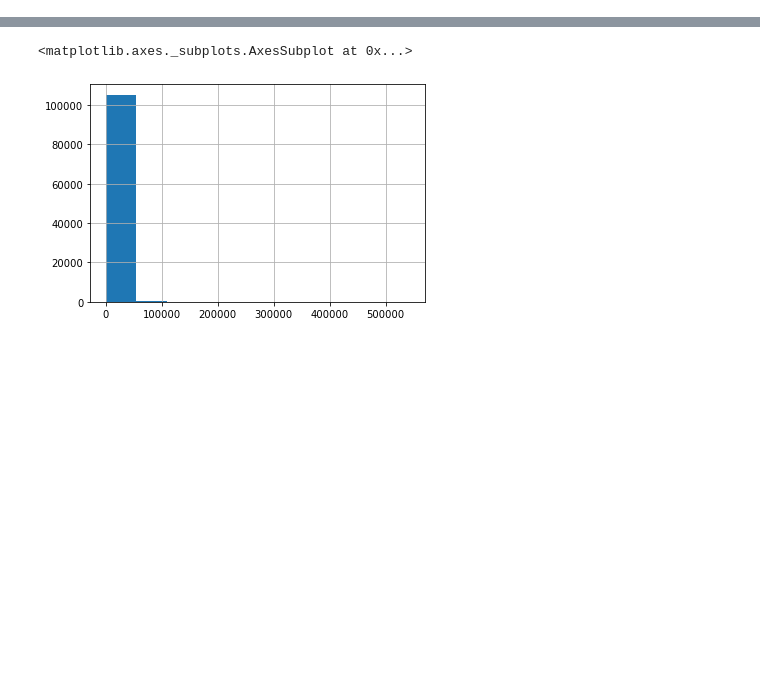
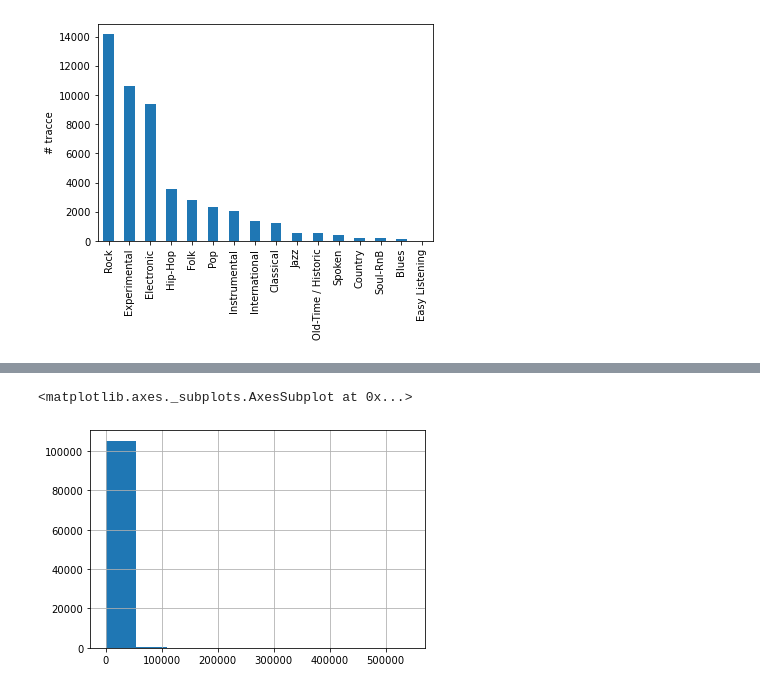
Before and after one commit to cri98li/Data-Mining-2-Project-ts-classification, a Jupyter notebook: Normalizzazioni.ipynb, the cells around one changed output, grey strips where cells are left out. Saved outputs shown, nothing was run; the diff lists cells and outputs as text; code cells hidden in the pictures; blank space fills up the shorter version.

```diff
--- a/Normalizzazioni.ipynb
+++ b/Normalizzazioni.ipynb
@@ -23,0 +76,8 @@ df = pd.read_csv('flat_df_no_nulli.csv', index_col=0)
+# %%
+df.groupby(df['TRACK_genre_top'])['TRACK_genre_top'].agg(["count"]).sort_values(by="count", ascending=False).plot(kind="bar", legend=None)
+plt.ylabel("# tracce")
+plt.xlabel(None)
+plt.savefig('generi.pdf', bbox_inches='tight')
+plt.show()
+# %% [output]
+[figure, added]
```
Also changed, not shown: parts of 46 cells of this notebook, 2 other files.
